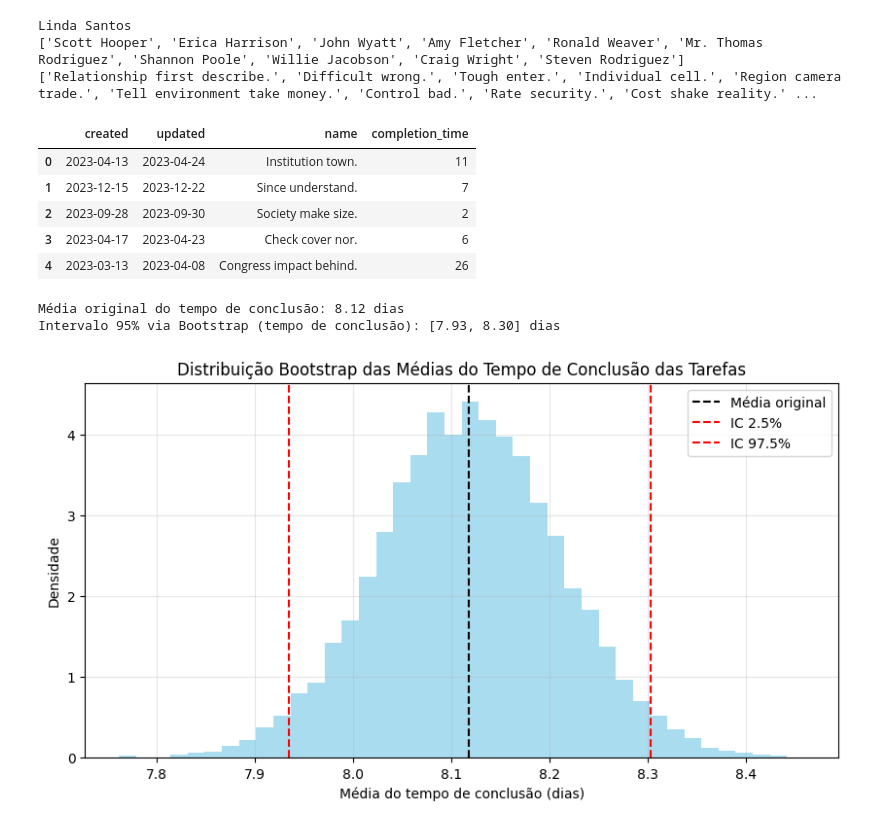
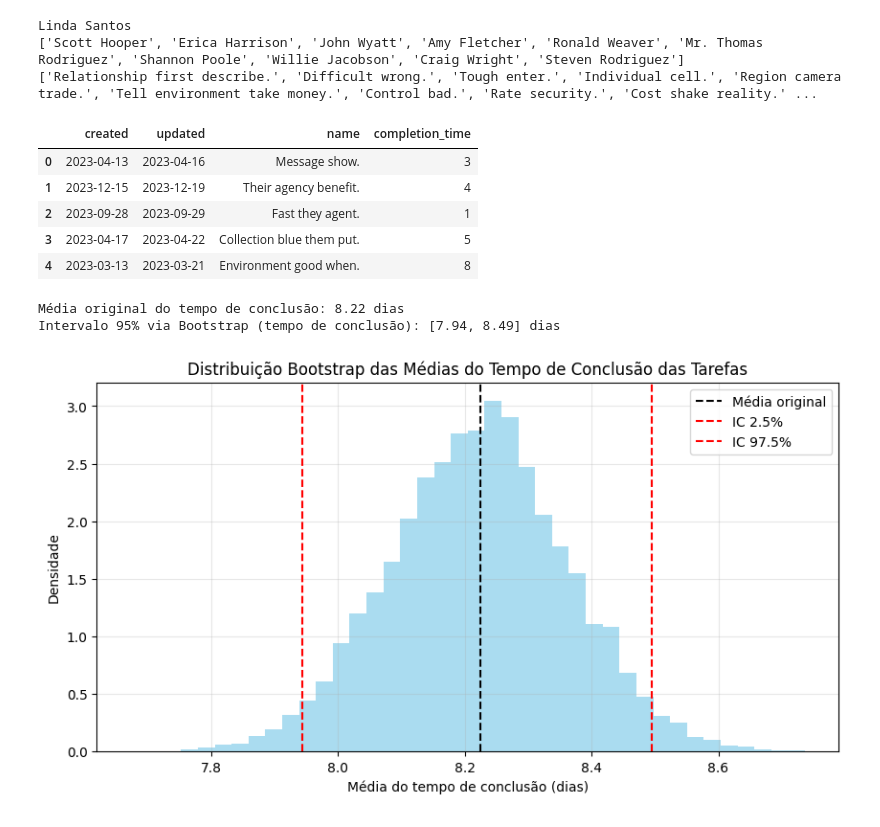
Before and after one commit to arturbernardo/no_estimate, a Jupyter notebook: analise_noestmate_com_cauda.ipynb, the cells around one changed output. Cells and saved outputs as stored; diff of their text form; code cells hidden in the pictures.

```diff
--- a/analise_noestmate_com_cauda.ipynb
+++ b/analise_noestmate_com_cauda.ipynb
@@ -44,7 +44,7 @@ from faker import Faker # Import Faker
 np.random.seed(42)
 fake = Faker()
 
-n_rows = 3000
+n_rows = 1500
 start_date = datetime(2023, 1, 1)
 
 created_dates = [start_date + timedelta(days=int(d)) for d in np.random.randint(0, 365, n_rows)]
@@ -90,6 +90,8 @@ display(df.head()) # Display head of dataframe to show the new structure and com
 # -----------------------------
 # 3. Bootstrap Function
 # -----------------------------
+# This function uses the entire dataset to build the means. It will run n_resample simulations,
+# picking n cards and finding the simplated means.
 def bootstrap_mean(data, n_resamples=10_000):
     """Returns bootstrap samples and confidence intervals of the mean."""
     n = len(data)
@@ -100,41 +102,41 @@ def bootstrap_mean(data, n_resamples=10_000):
         means[i] = np.mean(sample)
 
     ci_low, ci_high = np.percentile(means, [2.5, 97.5])
     return means, ci_low, ci_high
 
 # -----------------------------
 # 4. Perform Bootstrap Analysis on Completion Time
 # -----------------------------
 task_data_for_bootstrap = df['completion_time']
 bootstrap_means, ci_low, ci_high = bootstrap_mean(task_data_for_bootstrap)
 
 print(f"Média original do tempo de conclusão: {np.mean(task_data_for_bootstrap):.2f} dias")
 print(f"Intervalo 95% via Bootstrap (tempo de conclusão): [{ci_low:.2f}, {ci_high:.2f}] dias")
 
 # -----------------------------
 # 5. Visualize Results
 # -----------------------------
 plt.figure(figsize=(10, 5))
 plt.hist(bootstrap_means, bins=40, density=True, alpha=0.7, color="skyblue")
 plt.axvline(np.mean(task_data_for_bootstrap), color="black", linestyle="--", label="Média original")
 plt.axvline(ci_low, color="red", linestyle="--", label="IC 2.5%")
 plt.axvline(ci_high, color="red", linestyle="--", label="IC 97.5%")
 plt.title("Distribuição Bootstrap das Médias do Tempo de Conclusão das Tarefas")
 plt.xlabel("Média do tempo de conclusão (dias)")
 plt.ylabel("Densidade")
 plt.legend()
 plt.grid(alpha=0.3)
 plt.show()
 # %% [output]
 |  | created | updated | name | completion_time |
-| 0 | 2023-04-13 | 2023-04-24 | Institution town. | 11 |
-| 1 | 2023-12-15 | 2023-12-22 | Since understand. | 7 |
-| 2 | 2023-09-28 | 2023-09-30 | Society make size. | 2 |
-| 3 | 2023-04-17 | 2023-04-23 | Check cover nor. | 6 |
-| 4 | 2023-03-13 | 2023-04-08 | Congress impact behind. | 26 |
+| 0 | 2023-04-13 | 2023-04-16 | Message show. | 3 |
+| 1 | 2023-12-15 | 2023-12-19 | Their agency benefit. | 4 |
+| 2 | 2023-09-28 | 2023-09-29 | Fast they agent. | 1 |
+| 3 | 2023-04-17 | 2023-04-22 | Collection blue them put. | 5 |
+| 4 | 2023-03-13 | 2023-03-21 | Environment good when. | 8 |
-Média original do tempo de conclusão: 8.12 dias
-Intervalo 95% via Bootstrap (tempo de conclusão): [7.93, 8.30] dias
+Média original do tempo de conclusão: 8.22 dias
+Intervalo 95% via Bootstrap (tempo de conclusão): [7.94, 8.49] dias
-[figure, old version]
+[figure, new version]
 # %%
 # Selecionar 40 tarefas aleatoriamente
 # Para garantir que a seleção seja aleatória e representativa,
```
Also changed, not shown: parts of 2 cells of this notebook.
